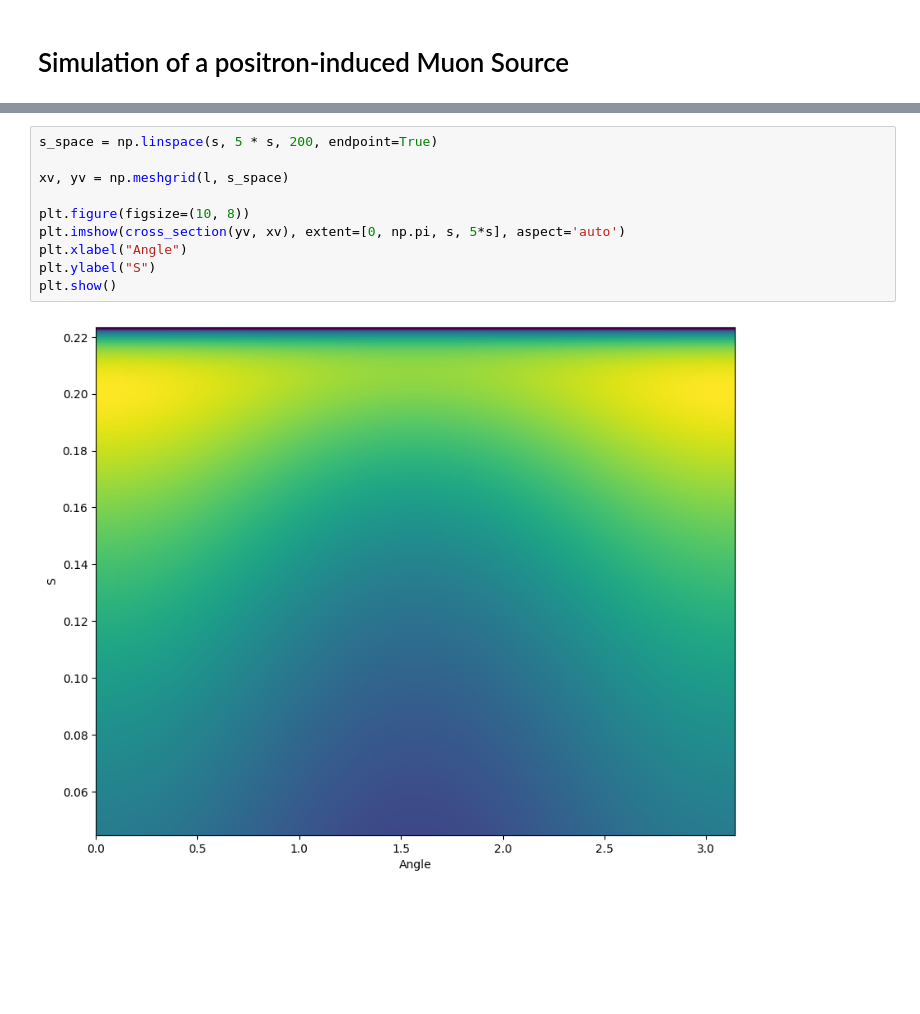
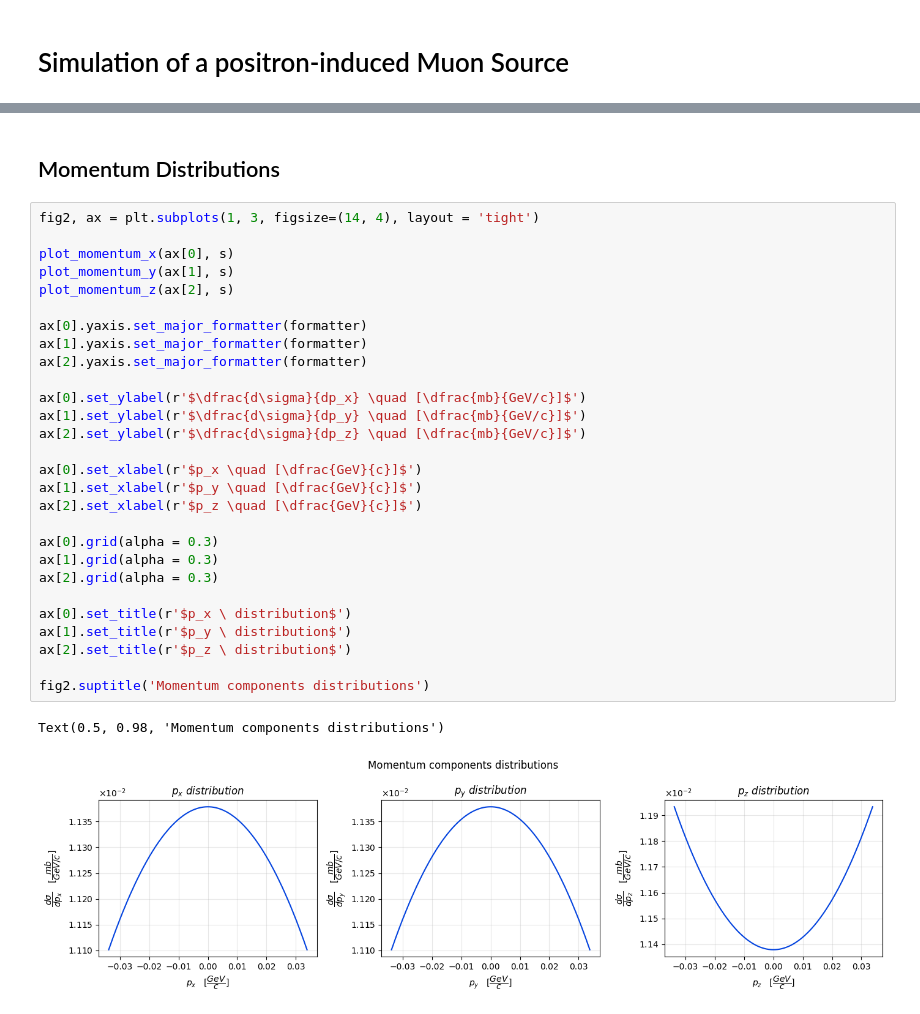
Before and after one commit to marcolorenzato00/LCP_Project, a Jupyter notebook: Project.ipynb, the cells around one changed output, grey strips where cells are left out. Cells and saved outputs as stored; diff of their text form; blank space fills up the shorter version.

```diff
--- a/Project.ipynb
+++ b/Project.ipynb
@@ -62,12 +260,33 @@ The modulus of the outgoing momenta in the CM frame is given by: 0.1494974172356
-# %%
-s_space = np.linspace(s, 5 * s, 200, endpoint=True)
-
-xv, yv = np.meshgrid(l, s_space)
-
-plt.figure(figsize=(10, 8))
-plt.imshow(cross_section(yv, xv), extent=[0, np.pi, s, 5*s], aspect='auto')
-plt.xlabel("Angle")
-plt.ylabel("S")
-plt.show()
-# %% [output]
-[figure, removed]
+# %% [markdown]
+## Momentum Distributions
+# %%
+fig2, ax = plt.subplots(1, 3, figsize=(14, 4), layout = 'tight')
+
+plot_momentum_x(ax[0], s)
+plot_momentum_y(ax[1], s)
+plot_momentum_z(ax[2], s)
+
+ax[0].yaxis.set_major_formatter(formatter)
+ax[1].yaxis.set_major_formatter(formatter)
+ax[2].yaxis.set_major_formatter(formatter)
+
+ax[0].set_ylabel(r'$\dfrac{d\sigma}{dp_x} \quad [\dfrac{mb}{GeV/c}]$')
+ax[1].set_ylabel(r'$\dfrac{d\sigma}{dp_y} \quad [\dfrac{mb}{GeV/c}]$')
+ax[2].set_ylabel(r'$\dfrac{d\sigma}{dp_z} \quad [\dfrac{mb}{GeV/c}]$')
+
+ax[0].set_xlabel(r'$p_x \quad [\dfrac{GeV}{c}]$')
+ax[1].set_xlabel(r'$p_y \quad [\dfrac{GeV}{c}]$')
+ax[2].set_xlabel(r'$p_z \quad [\dfrac{GeV}{c}]$')
+
+ax[0].grid(alpha = 0.3)
+ax[1].grid(alpha = 0.3)
+ax[2].grid(alpha = 0.3)
+
+ax[0].set_title(r'$p_x \ distribution$')
+ax[1].set_title(r'$p_y \ distribution$')
+ax[2].set_title(r'$p_z \ distribution$')
+
+fig2.suptitle('Momentum components distributions')
+# %% [output]
+Text(0.5, 0.98, 'Momentum components distributions')
+[figure, added]
```
Also changed, not shown: parts of 44 cells of this notebook, 1 other file.
